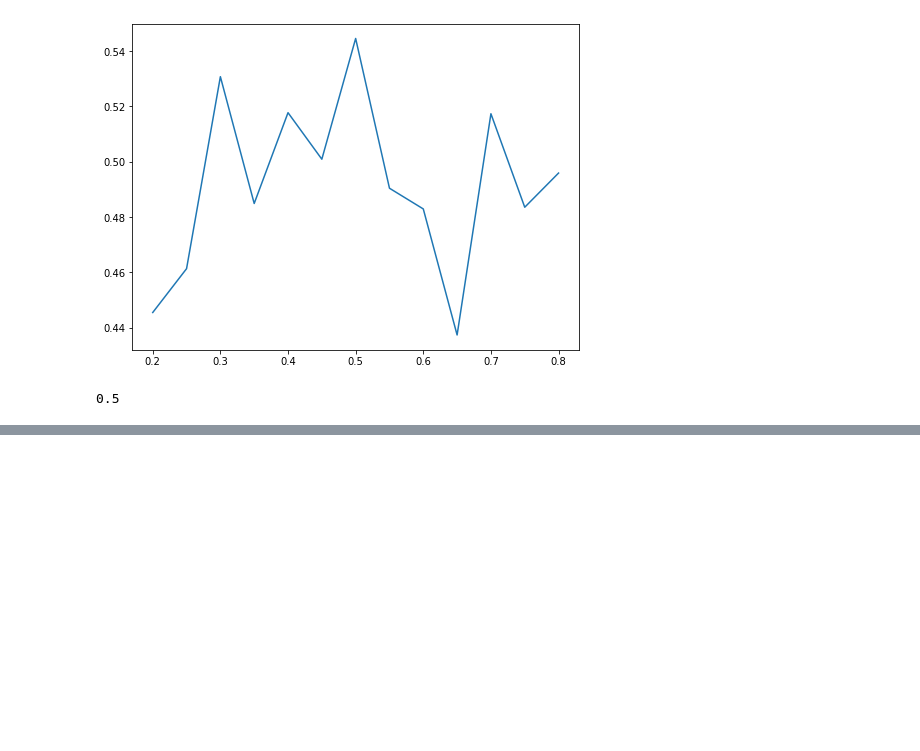
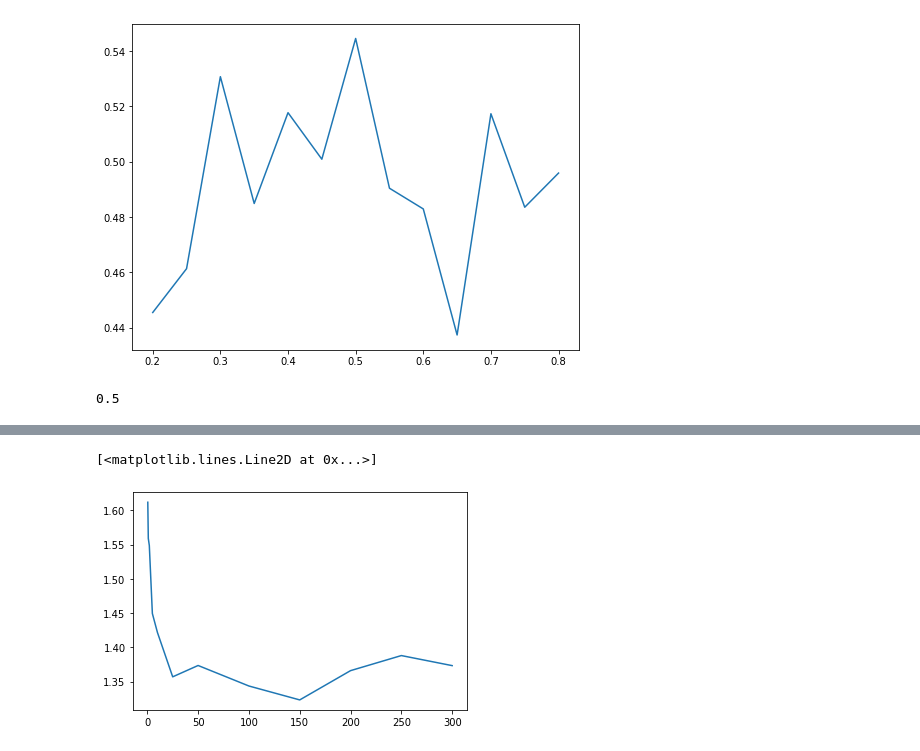
Before and after one commit to max-miller/apocalypse_cooking, a Jupyter notebook: data_prep_and_modeling.ipynb, the cells around one changed output, grey strips where cells are left out. Drawn from its saved outputs; the diff is of its cells as text; code cells hidden in the pictures; blank space fills up the shorter version.

```diff
--- a/data_prep_and_modeling.ipynb
+++ b/data_prep_and_modeling.ipynb
@@ -596,0 +541,5 @@ print(f'Recall: {recall_score(y_test,y_pred)}')
+# %%
+lin_reg = LinearRegression(n_jobs=-1)
+lin_reg.fit(fitted,y_train)
+y_pred = lin_reg.predict(fitted_test)
+mean_absolute_error(y_test,y_pred)
@@ -596,0 +548,5 @@ print(f'Recall: {recall_score(y_test,y_pred)}')
+# %%
+svr = LinearSVR()
+svr.fit(fitted,y_train)
+y_pred = svr.predict(fitted_test)
+mean_absolute_error(y_test,y_pred)
@@ -596,0 +555,5 @@ print(f'Recall: {recall_score(y_test,y_pred)}')
+# %%
+ridge = Ridge()
+ridge.fit(fitted,y_train)
+y_pred = ridge.predict(fitted_test)
+mean_absolute_error(y_test,y_pred)
@@ -596,0 +564,20 @@ print(f'Recall: {recall_score(y_test,y_pred)}')
+# %%
+alphas = [.5,1,2,5,10,25,50,100,150,200,250,300]
+avg_mae = []
+for alpha in alphas:
+    maes = []
+    for n in range(0,10):
+        X_train, X_test, y_train, y_test = train_test_split(master_ratings['item_list'],
+                                                            master_ratings['item_rating'])
+        fitted = count_vectorizer.fit_transform(X_train)
+        fitted_test = count_vectorizer.transform(X_test)
+        ridge = Ridge(alpha=alpha)
+        ridge.fit(fitted,y_train)
+        y_pred = ridge.predict(fitted_test)
+        maes.append(mean_absolute_error(y_test,y_pred))
+    avg_mae.append(np.average(maes))
+# %%
+plt.plot(alphas, avg_mae)
+# %% [output]
+[<matplotlib.lines.Line2D at 0x...>]
+[figure, added]
```
Also changed, not shown: parts of 34 cells of this notebook.
